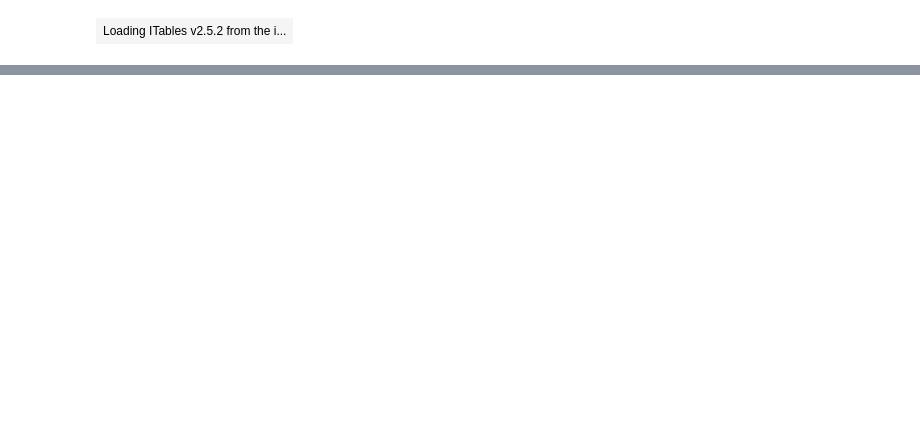
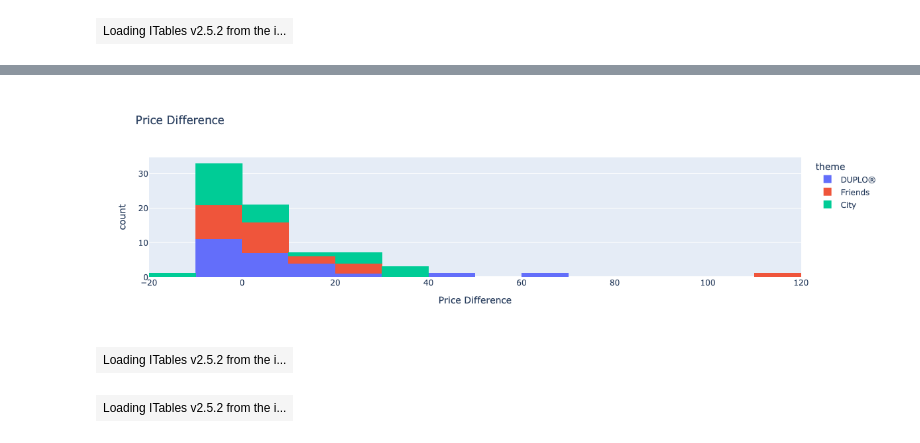
Before and after one commit to Jhawks25/DATA-101-Jackson-Hawks-Code, a Jupyter notebook: Exam 1/Untitled.ipynb, the cells around one changed output, grey strips where cells are left out. Cells and saved outputs as stored; diff of their text form; code cells hidden in the pictures; blank space fills up the shorter version.

```diff
--- a/Exam 1/Untitled.ipynb
+++ b/Exam 1/Untitled.ipynb
@@ -29,0 +219,6 @@ D.
+# %%
+DF.columns
+DF['Price Difference'] = DF['amazon_price'] - DF['price']
+show(DF)
+my_columns=['price', 'amazon_price', 'Price Difference']
+DF[my_columns]
@@ -29,0 +258,8 @@ D.
+# %%
+fig=px.histogram(
+    DF,
+    x='Price Difference', color='theme',
+    title='Price Difference')
+fig.show()
+# %% [output]
+[figure, added]
@@ -29,0 +270,5 @@ D.
+# %%
+mask = DF['price'] == DF['price'].max()
+show(DF[mask])
+# %% [output]
+| Loading ITables v2.5.2 from the i... |
@@ -29,0 +277,5 @@ D.
+# %%
+mask = DF['amazon_price'] == DF['amazon_price'].max()
+show(DF[mask])
+# %% [output]
+| Loading ITables v2.5.2 from the i... |
```
Also changed, not shown: parts of 55 cells of this notebook.
